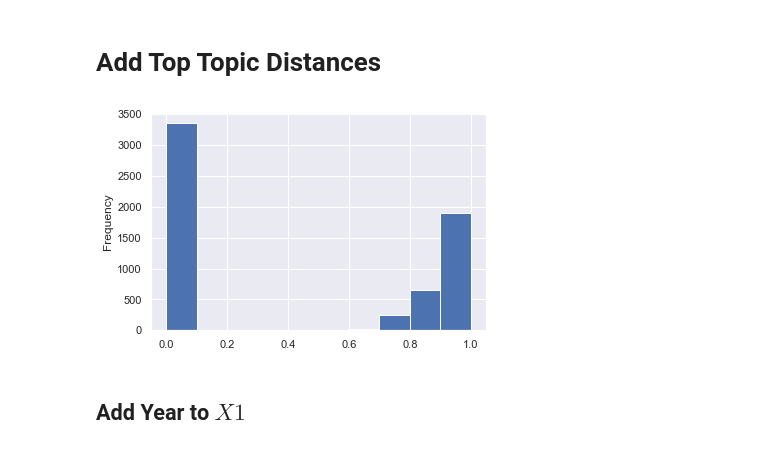
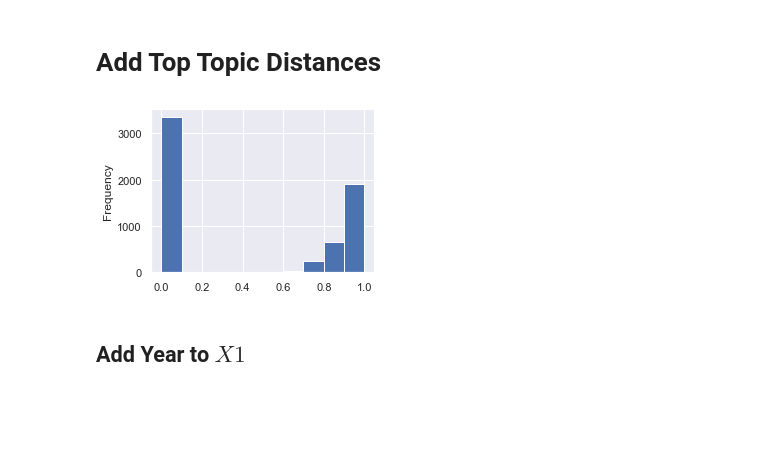
Before and after one commit to ontoligent/supreme-court-decisions, a Jupyter notebook: 03-topics-and-distance.ipynb, the cells around one changed output. Drawn from its saved outputs; the diff is of its cells as text; code cells hidden in the pictures; blank space fills up the shorter version.

```diff
--- a/03-topics-and-distance.ipynb
+++ b/03-topics-and-distance.ipynb
@@ -105,3 +107,5 @@ z_thresh = 2
+# %%
+z_thresh = 1.5
 # %%
 idx = [str(i) for i in Z[Z.z.abs() <= z_thresh].index]
 # %%
@@ -146,9 +150,9 @@ X1.head()
 # %%
 X1['topic_dist'] = X1.apply(lambda x: TDIST.loc[x.dissent_topic, x.opinion_topic], 1)
 # %%
-X1.topic_dist.sort_values().plot.hist();
+X1.topic_dist.sort_values().plot.hist(figsize=(4,3));
 # %% [output]
-[figure, old version]
+[figure, new version]
 # %% [markdown]
 ## Add Year to $X1$
 # %%
```
Also changed, not shown: parts of 39 cells of this notebook, 2 other files.
